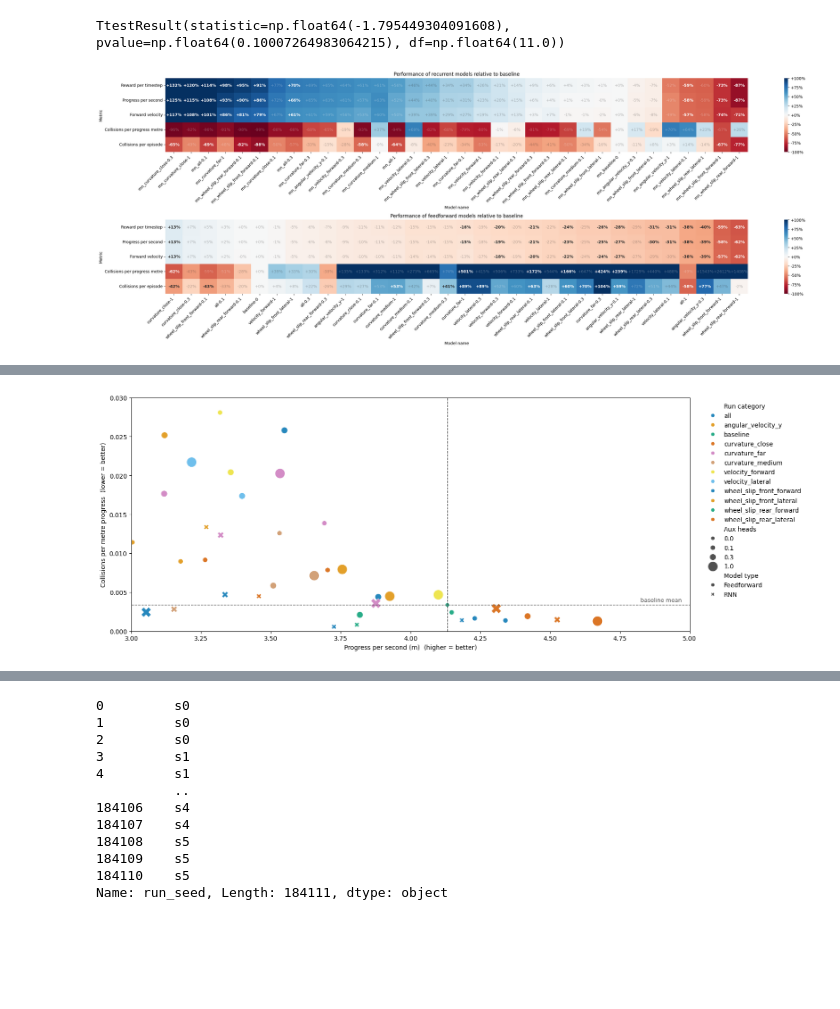
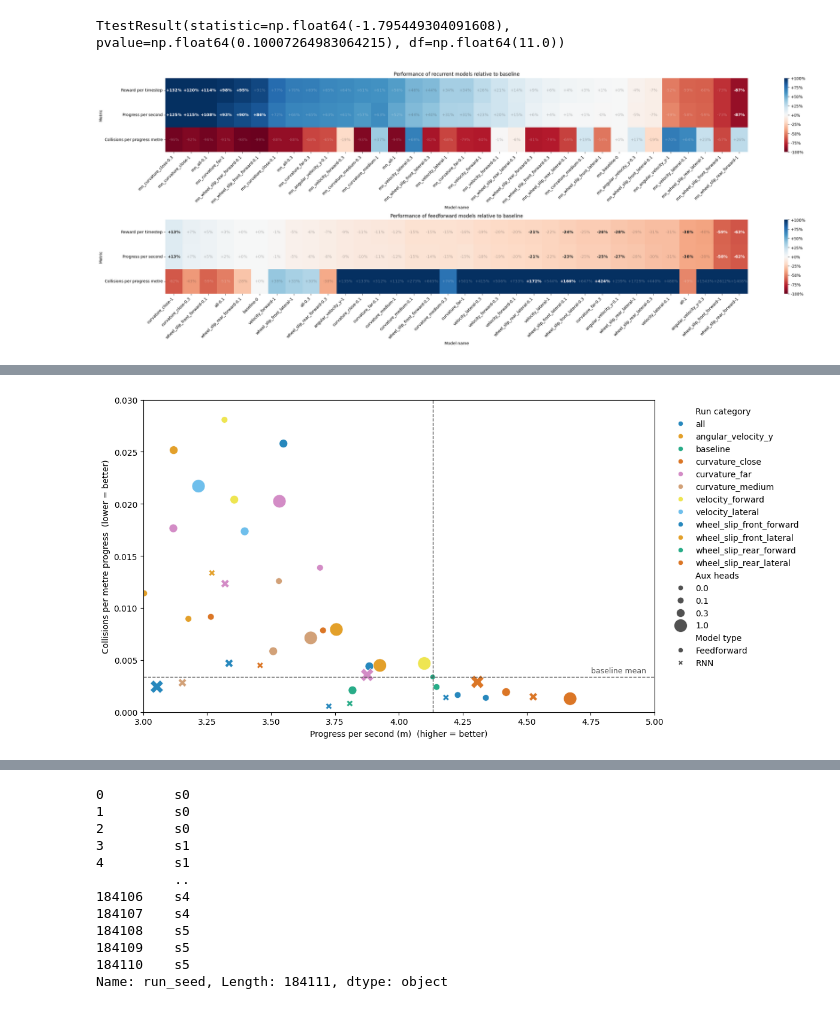
Before and after one commit to jacquesamsel/skripsie, a Jupyter notebook: view_tensorboard.ipynb, the cells around one changed output, grey strips where cells are left out. Cells and saved outputs as stored; diff of their text form; code cells hidden in the pictures; blank space fills up the shorter version.

```diff
--- a/view_tensorboard.ipynb
+++ b/view_tensorboard.ipynb
@@ -23,15 +23,20 @@ IMPORTANT_STATS_NAMES = {
     "observation/progress_per_second": "Progress per second",
     "observation/forward_velocity": "Forward velocity",
     "collision/per_progress_metres": "Collisions per progress metre",
-    "collision/per_episode": "Collisions per episode"
+    "collision/per_episode": "Collisions per episode",
+    "collision/per_step": "Collisions per step",
+    "observation/progress_metres": "Progress metres"
 }
 
 IMPORTANT_STATS = [key for key in IMPORTANT_STATS_NAMES.keys()]
 
 MOST_IMPORTANT_STATS = [
-    "observation/progress_metres",
+    "reward/mean",
+    "observation/progress_per_second",
     "collision/per_progress_metres"
 ]
+
+MOST_IMPORTANT_STATS_NAMES = {key: IMPORTANT_STATS_NAMES[key] for key in MOST_IMPORTANT_STATS}
 # %%
 def load_runs(logdir="runs", tags=None):
     tags = set(tags) if tags is not None else None
@@ -178,16 +183,16 @@ ttest_ind(last_50_means.set_index(["run_category", "aux_weight"]).loc["curvature
 # %% [output]
 TtestResult(statistic=np.float64(-1.795449304091608), pvalue=np.float64(0.10007264983064215), df=np.float64(11.0))
 # %%
-ALPHA = 0.1
+ALPHA = 0.05
 
 
 def create_heatmap(ax, kind: Literal["recurrent", "feedforward"]):
     to_show = last_50_means[last_50_means["run_category"].str.startswith("rnn") if kind == "recurrent" else ~last_50_means["run_category"].str.startswith(
-        "rnn")].groupby(["run_category", "aux_weight"])[IMPORTANT_STATS].mean().sort_values("reward/mean", ascending=False)
+        "rnn")].groupby(["run_category", "aux_weight"])[MOST_IMPORTANT_STATS].mean().sort_values("reward/mean", ascending=False)
 
     baseline_name = "rnn_baseline" if kind == "recurrent" else "baseline"
     baseline_mean = to_show.loc[baseline_name].squeeze()
-    baseline_runs = last_50_means.loc[last_50_means["run_category"] == baseline_name, IMPORTANT_STATS]
+    baseline_runs = last_50_means.loc[last_50_means["run_category"] == baseline_name, MOST_IMPORTANT_STATS]
     baseline = to_show.loc["rnn_baseline" if kind ==
                            "recurrent" else "baseline"].squeeze()
 
@@ -199,8 +204,8 @@ def create_heatmap(ax, kind: Literal["recurrent", "feedforward"]):
 
     last_50_means_ttest_results = (
         to_test
-        .groupby(["run_category", "aux_weight"])[IMPORTANT_STATS]
-        .apply(lambda g: pd.Series(ttest_ind(g, baseline_runs, equal_var=False).pvalue, index=IMPORTANT_STATS))  # CHANGED: baseline -> baseline_runs
+        .groupby(["run_category", "aux_weight"])[MOST_IMPORTANT_STATS]
+        .apply(lambda g: pd.Series(ttest_ind(g, baseline_runs, equal_var=False).pvalue, index=MOST_IMPORTANT_STATS))  # CHANGED: baseline -> baseline_runs
     )
 
     if last_50_means_ttest_results.isnull().values.any():
@@ -246,9 +251,9 @@ fig.tight_layout(pad=15.0)
 create_heatmap(axs[0], "recurrent")
 create_heatmap(axs[1], "feedforward")
 
-plt.savefig("results/figures/last_50_means_heatmap.pdf", bbox_inches="tight")
+plt.savefig("results/figures/last_50_means_heatmap_alpha_05.pdf", bbox_inches="tight")
 # %% [output]
-[figure, old version]
+[figure, new version]
 # %%
 last_50_means.groupby(["run_category", "aux_weight"])[IMPORTANT_STATS].agg(["mean", "std"]).loc["rnn_baseline"]
 # %% [output]
@@ -268,35 +273,35 @@ palette = dict(zip(cats, sns.color_palette("colorblind", len(cats))))
 to_show = (last_50_means
            .groupby(["run_category", "aux_weight"])[IMPORTANT_STATS]
            .mean().reset_index())
 
 baseline = to_show[to_show["run_category"] == "baseline"]
 bx, by = baseline[x_col].mean(), baseline[y_col].mean()
 
-fig, ax = plt.subplots(figsize=(16, 6))
+fig, ax = plt.subplots(figsize=(12, 6))
 sns.scatterplot(
     data=to_show,
     x=x_col, y=y_col,
     style=to_show["run_category"].str.startswith("rnn_").map({True: "RNN", False: "Feedforward"}).rename("Model type"),
     hue=to_show["run_category"].str.lstrip("rnn_").rename("Run category"),
     size=to_show["aux_weight"].astype(float).rename("Aux heads"),
     sizes=(40, 250),
     palette=palette, alpha=0.85, edgecolor="white", legend="full", ax=ax,
 )
 
 ax.axhline(by, color="0.3", ls="--", lw=1)
 ax.axvline(bx, color="0.3", ls="--", lw=1)
 ax.annotate("baseline mean", xy=(0.99, by), xycoords=("axes fraction", "data"),
             xytext=(-4, 5), textcoords="offset points",
             ha="right", fontsize=9, color="0.3")
 
 ax.set(xlim=(3, 5), ylim=(0, 0.03),
        xlabel="Progress per second (m)  (higher = better)",
        ylabel="Collisions per metre progress  (lower = better)")
 ax.legend(bbox_to_anchor=(1.02, 1), loc="upper left", frameon=False)
 plt.tight_layout()
 plt.savefig("results/figures/progress_vs_collision.pdf", bbox_inches="tight")
 # %% [output]
-[figure, old version]
+[figure, new version]
 # %%
 keys = ["run_category", "aux_weight"]
 
```
Also changed, not shown: parts of 1 cell of this notebook, 12 other files.
